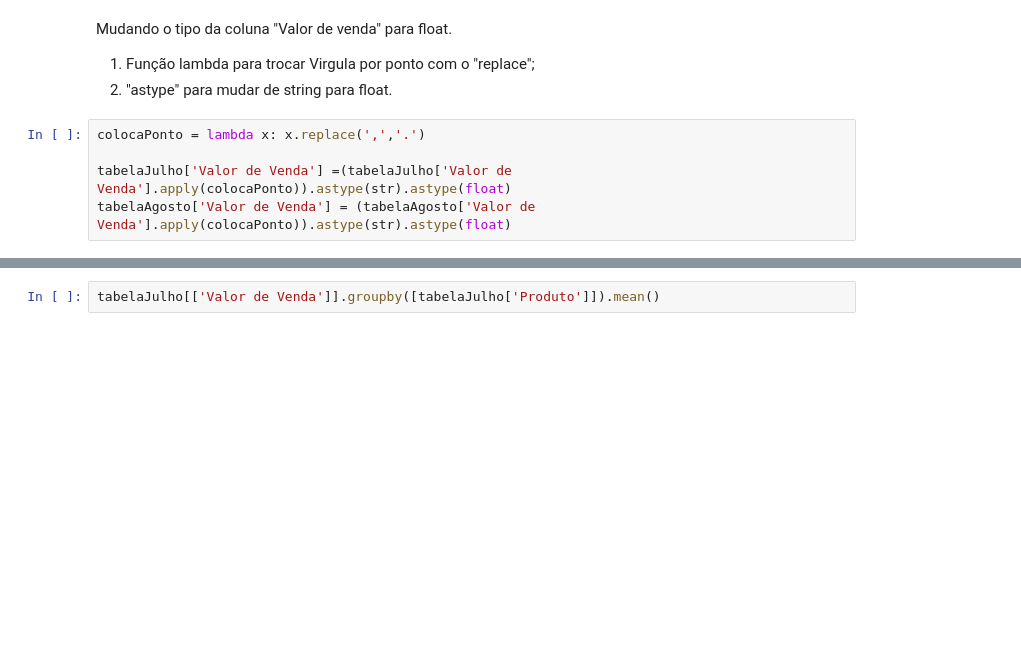
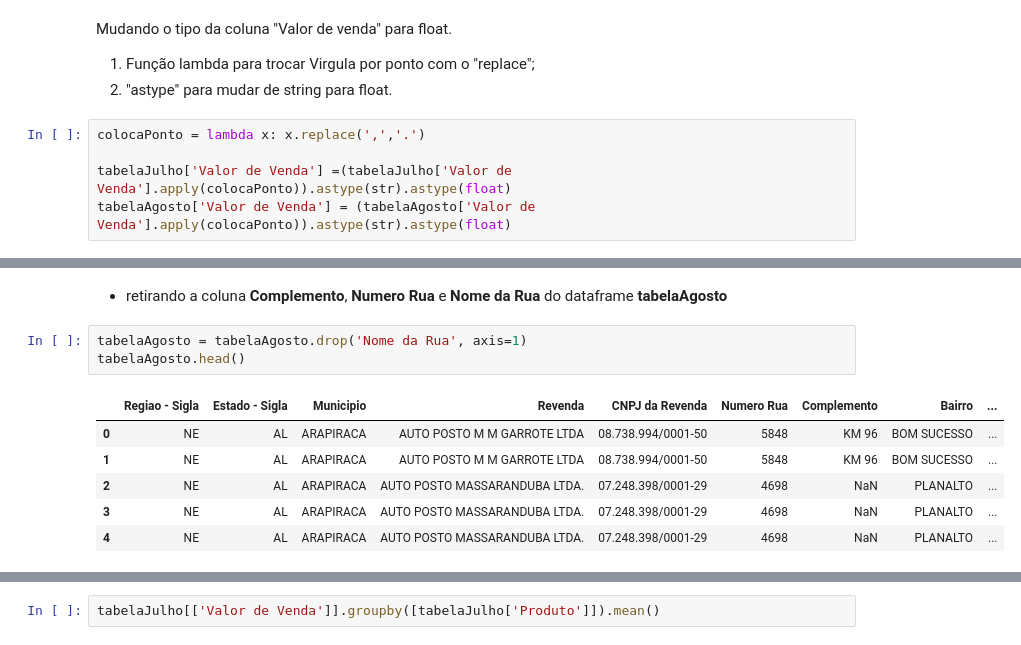
Before and after one commit to joaorosa2/analise_combustiveis_brasil, a Jupyter notebook: ProjetoM4.ipynb, the cells around one changed output, grey strips where cells are left out. Drawn from its saved outputs; the diff is of its cells as text; blank space fills up the shorter version.

```diff
--- a/ProjetoM4.ipynb
+++ b/ProjetoM4.ipynb
@@ -37,0 +43,12 @@ tabelaJulho.head()
+# %% [markdown]
+- retirando a coluna **Complemento**, **Numero Rua** e **Nome da Rua** do dataframe **tabelaAgosto**
+# %%
+tabelaAgosto = tabelaAgosto.drop('Nome da Rua', axis=1)
+tabelaAgosto.head()
+# %% [output]
+|  | Regiao - Sigla | Estado - Sigla | Municipio | Revenda | CNPJ da Revenda | Numero Rua | Complemento | Bairro | ... |
+| 0 | NE | AL | ARAPIRACA | AUTO POSTO M M GARROTE LTDA | 08.738.994/0001-50 | 5848 | KM 96 | BOM SUCESSO | ... |
+| 1 | NE | AL | ARAPIRACA | AUTO POSTO M M GARROTE LTDA | 08.738.994/0001-50 | 5848 | KM 96 | BOM SUCESSO | ... |
+| 2 | NE | AL | ARAPIRACA | AUTO POSTO MASSARANDUBA LTDA. | 07.248.398/0001-29 | 4698 | NaN | PLANALTO | ... |
+| 3 | NE | AL | ARAPIRACA | AUTO POSTO MASSARANDUBA LTDA. | 07.248.398/0001-29 | 4698 | NaN | PLANALTO | ... |
+| 4 | NE | AL | ARAPIRACA | AUTO POSTO MASSARANDUBA LTDA. | 07.248.398/0001-29 | 4698 | NaN | PLANALTO | ... |
```
Also changed, not shown: parts of 34 cells of this notebook.
